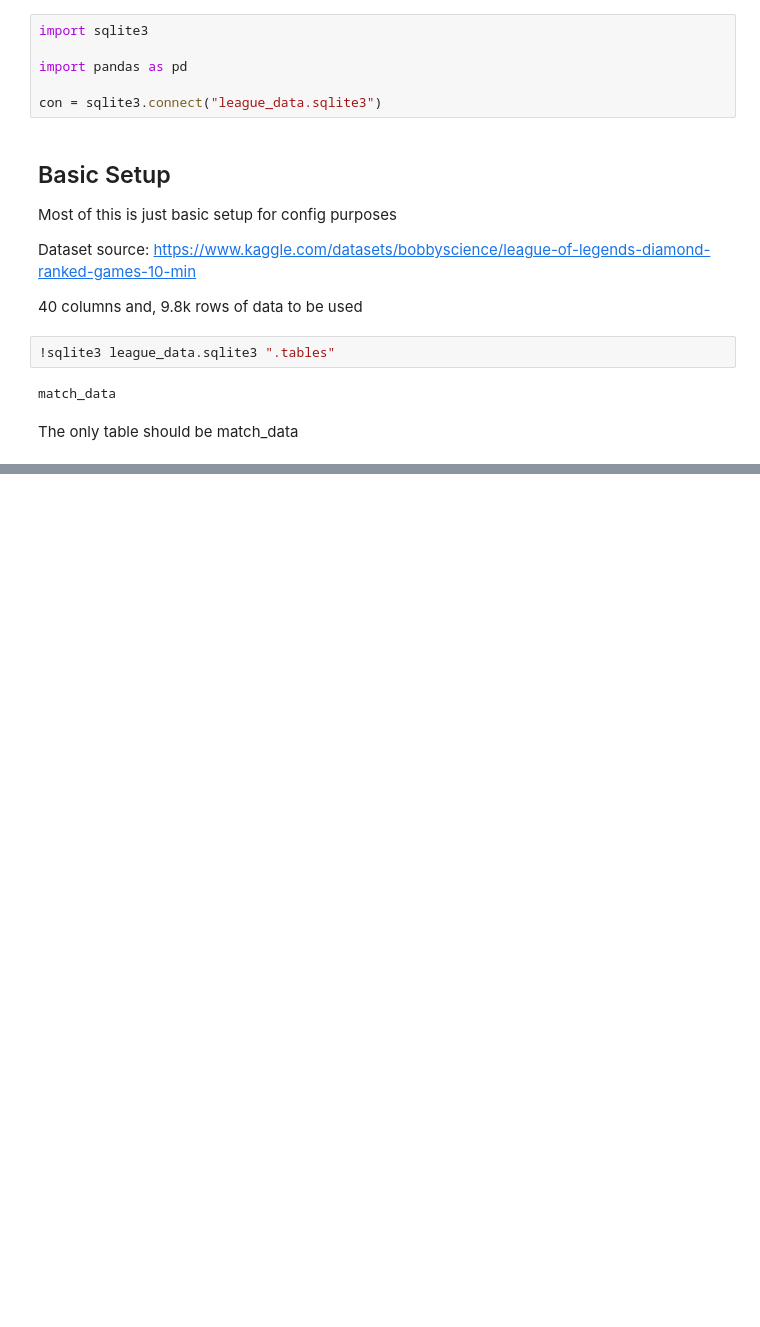
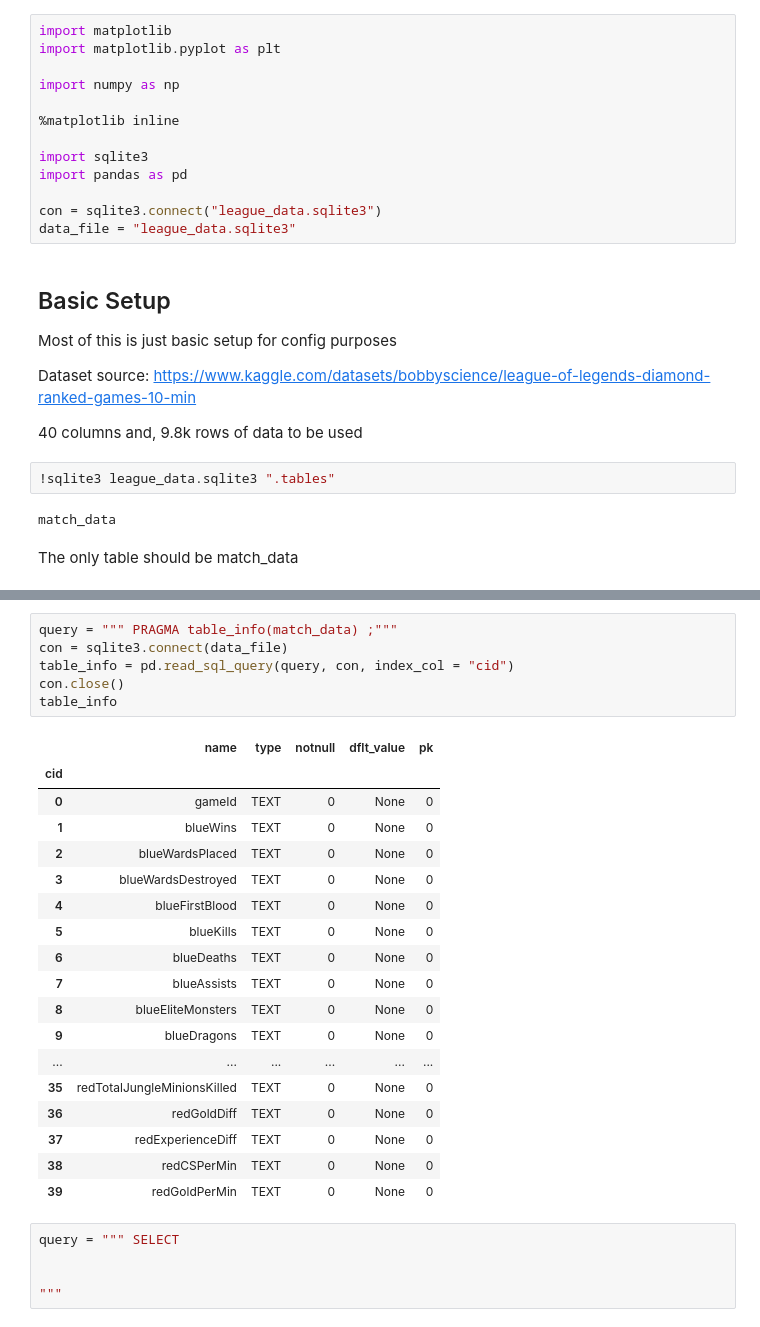
Before and after one commit to ltcolscotty/LEAGUE10Min, a Jupyter notebook: LeagueDataProject.ipynb, the cells around one changed output, grey strips where cells are left out. Drawn from its saved outputs; the diff is of its cells as text; blank space fills up the shorter version.

```diff
--- a/LeagueDataProject.ipynb
+++ b/LeagueDataProject.ipynb
@@ -3,11 +12,18 @@
 
 I manually converted the .csv file to a sqlite 3 file already
 # %%
+import matplotlib
+import matplotlib.pyplot as plt
+
+import numpy as np
+
+%matplotlib inline
+
 import sqlite3
-
 import pandas as pd
 
 con = sqlite3.connect("league_data.sqlite3")
+data_file = "league_data.sqlite3"
 # %% [markdown]
 ## Basic Setup
 
@@ -108,0 +173,30 @@ Identical in description to their blue counterparts if they exist
+# %%
+query = """ PRAGMA table_info(match_data) ;"""
+con = sqlite3.connect(data_file)
+table_info = pd.read_sql_query(query, con, index_col = "cid")
+con.close()
+table_info
+# %% [output]
+|  | name | type | notnull | dflt_value | pk |
+| cid |  |  |  |  |  |
+| 0 | gameId | TEXT | 0 | None | 0 |
+| 1 | blueWins | TEXT | 0 | None | 0 |
+| 2 | blueWardsPlaced | TEXT | 0 | None | 0 |
+| 3 | blueWardsDestroyed | TEXT | 0 | None | 0 |
+| 4 | blueFirstBlood | TEXT | 0 | None | 0 |
+| 5 | blueKills | TEXT | 0 | None | 0 |
+| 6 | blueDeaths | TEXT | 0 | None | 0 |
+| 7 | blueAssists | TEXT | 0 | None | 0 |
+| 8 | blueEliteMonsters | TEXT | 0 | None | 0 |
+| 9 | blueDragons | TEXT | 0 | None | 0 |
+| ... | ... | ... | ... | ... | ... |
+| 35 | redTotalJungleMinionsKilled | TEXT | 0 | None | 0 |
+| 36 | redGoldDiff | TEXT | 0 | None | 0 |
+| 37 | redExperienceDiff | TEXT | 0 | None | 0 |
+| 38 | redCSPerMin | TEXT | 0 | None | 0 |
+| 39 | redGoldPerMin | TEXT | 0 | None | 0 |
+# %%
+query = """ SELECT
+
+
+"""
```
Also changed, not shown: parts of 7 cells of this notebook.
